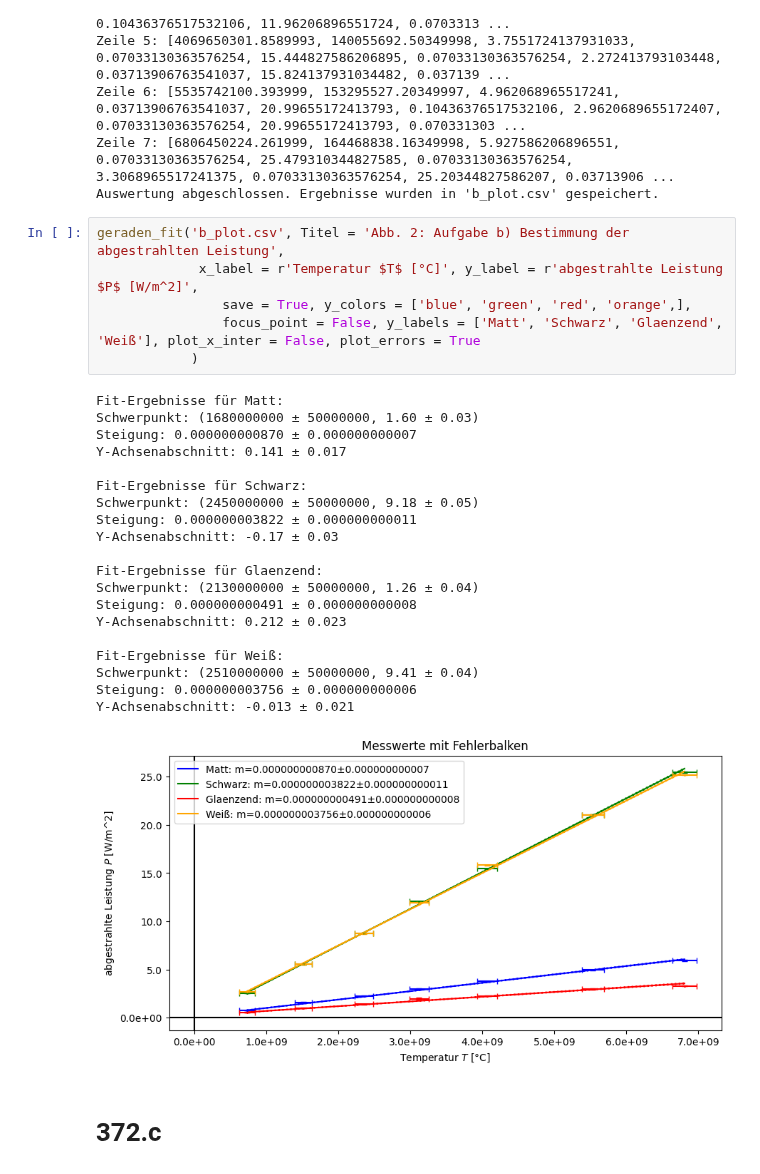
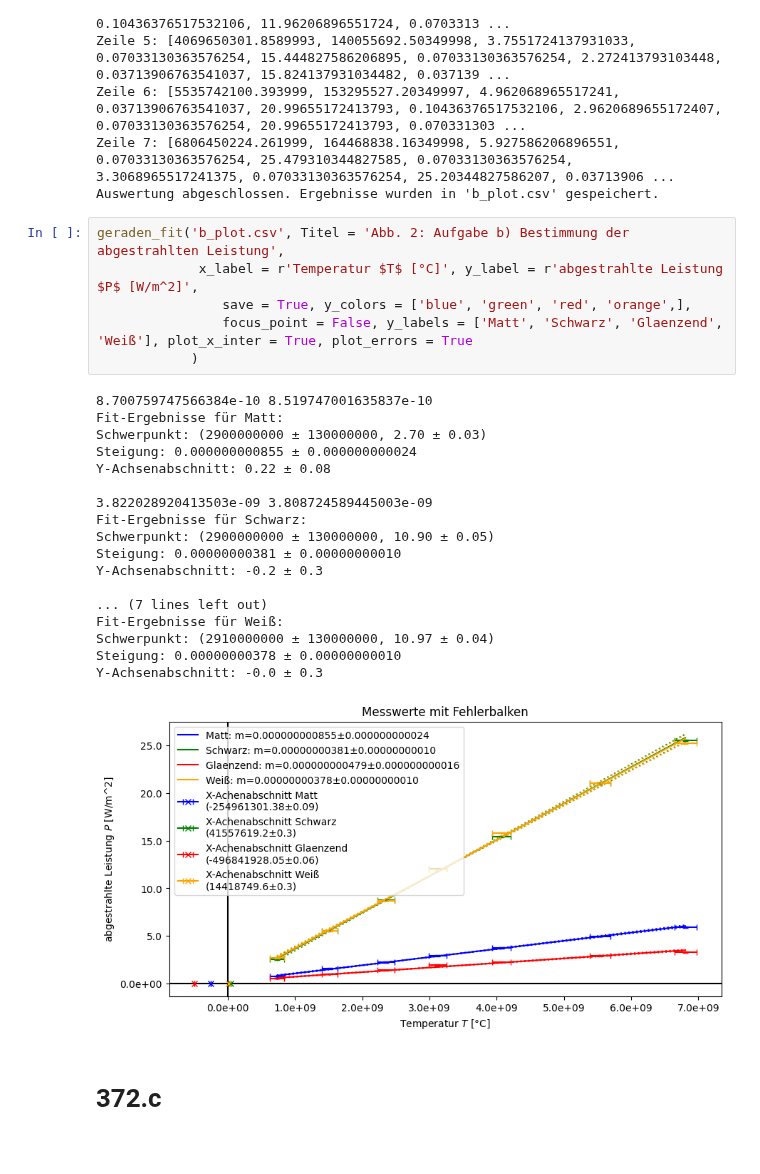
Before and after one commit to Patrixon0/data-analysis-plotting-tool, a Jupyter notebook: P3/Theo_Patrick/372/372_main.ipynb, the cells around one changed output. Cells and saved outputs as stored; diff of their text form.

```diff
--- a/P3/Theo_Patrick/372/372_main.ipynb
+++ b/P3/Theo_Patrick/372/372_main.ipynb
@@ -154,30 +156,28 @@ Auswertung abgeschlossen. Ergebnisse wurden in 'b_plot.csv' gespeichert.
 # %%
 geraden_fit('b_plot.csv', Titel = 'Abb. 2: Aufgabe b) Bestimmung der abgestrahlten Leistung',
              x_label = r'Temperatur $T$ [°C]', y_label = r'abgestrahlte Leistung $P$ [W/m^2]',
                 save = True, y_colors = ['blue', 'green', 'red', 'orange',],
-                focus_point = False, y_labels = ['Matt', 'Schwarz', 'Glaenzend', 'Weiß'], plot_x_inter = False, plot_errors = True
+                focus_point = False, y_labels = ['Matt', 'Schwarz', 'Glaenzend', 'Weiß'], plot_x_inter = True, plot_errors = True
             )
 # %% [output]
+8.700759747566384e-10 8.519747001635837e-10
 Fit-Ergebnisse für Matt:
-Schwerpunkt: (1680000000 ± 50000000, 1.60 ± 0.03)
-Steigung: 0.000000000870 ± 0.000000000007
-Y-Achsenabschnitt: 0.141 ± 0.017
+Schwerpunkt: (2900000000 ± 130000000, 2.70 ± 0.03)
+Steigung: 0.000000000855 ± 0.000000000024
+Y-Achsenabschnitt: 0.22 ± 0.08
 
+3.822028920413503e-09 3.808724589445003e-09
 Fit-Ergebnisse für Schwarz:
-Schwerpunkt: (2450000000 ± 50000000, 9.18 ± 0.05)
-Steigung: 0.000000003822 ± 0.000000000011
-Y-Achsenabschnitt: -0.17 ± 0.03
+Schwerpunkt: (2900000000 ± 130000000, 10.90 ± 0.05)
+Steigung: 0.00000000381 ± 0.00000000010
+Y-Achsenabschnitt: -0.2 ± 0.3
 
-Fit-Ergebnisse für Glaenzend:
-Schwerpunkt: (2130000000 ± 50000000, 1.26 ± 0.04)
-Steigung: 0.000000000491 ± 0.000000000008
-Y-Achsenabschnitt: 0.212 ± 0.023
-
+... (7 lines left out)
 Fit-Ergebnisse für Weiß:
-Schwerpunkt: (2510000000 ± 50000000, 9.41 ± 0.04)
-Steigung: 0.000000003756 ± 0.000000000006
-Y-Achsenabschnitt: -0.013 ± 0.021
+Schwerpunkt: (2910000000 ± 130000000, 10.97 ± 0.04)
+Steigung: 0.00000000378 ± 0.00000000010
+Y-Achsenabschnitt: -0.0 ± 0.3
-[figure, old version]
+[figure, new version]
 # %% [markdown]
 # 372.c
 # %%
```
Also changed, not shown: parts of 4 cells of this notebook, 9 other files.
